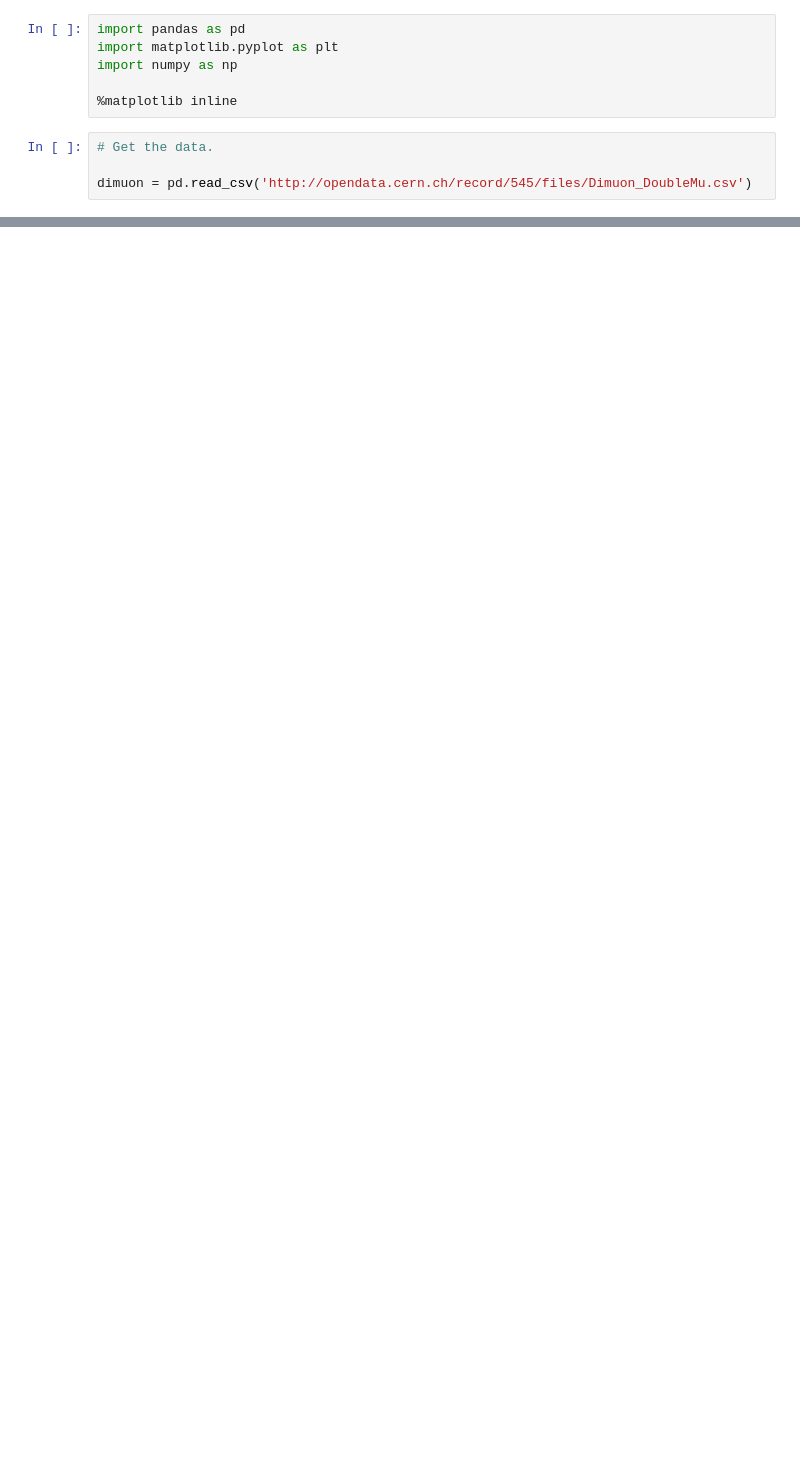
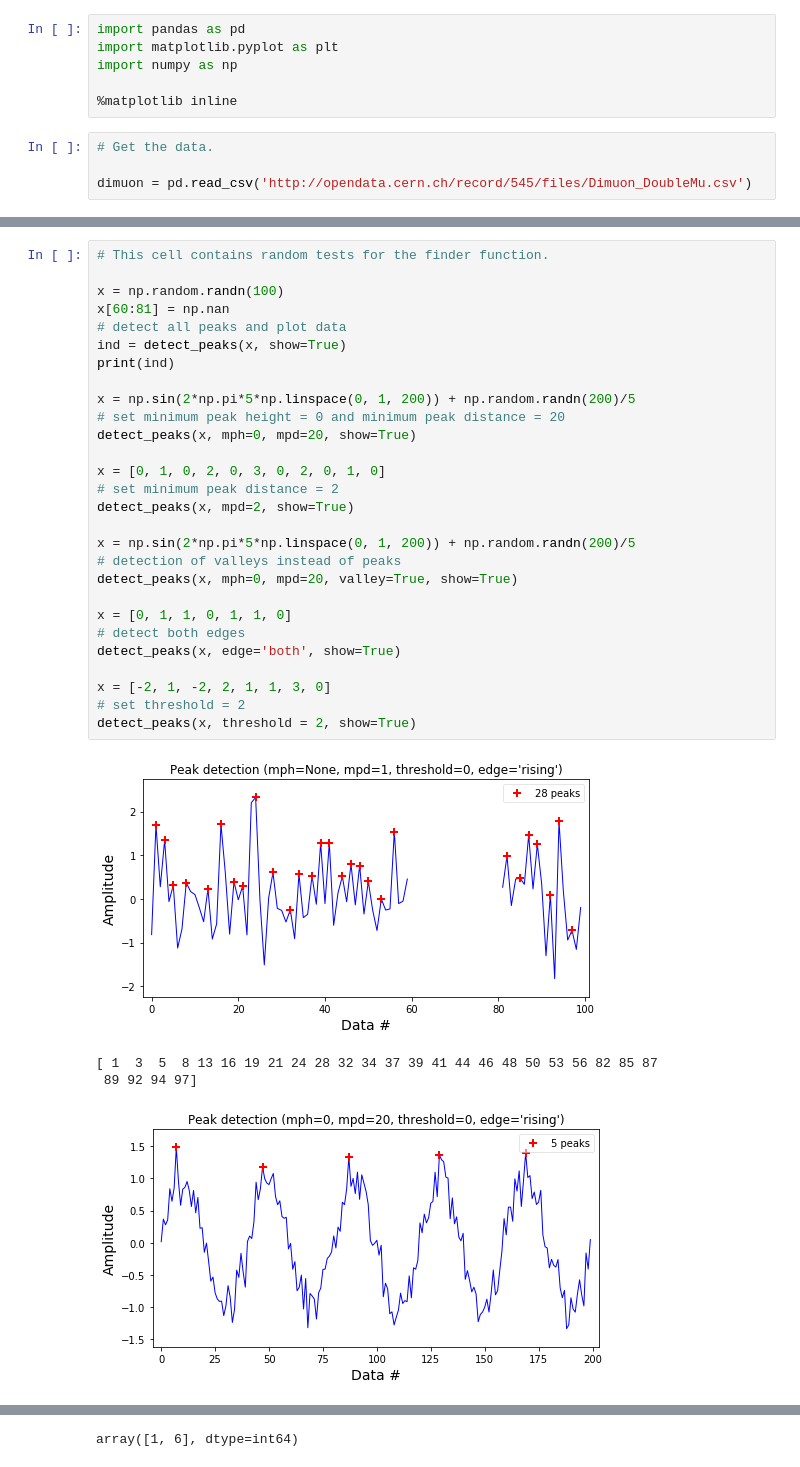
Before and after one commit to peitsaveteli/karvalakki, a Jupyter notebook: Rough_peak_finder.ipynb, the cells around one changed output, grey strips where cells are left out. Cells and saved outputs as stored; diff of their text form; blank space fills up the shorter version.

```diff
--- a/Rough_peak_finder.ipynb
+++ b/Rough_peak_finder.ipynb
@@ -60,0 +212,33 @@ The mode of events in step 119 is: 2
+# %%
+# This cell contains random tests for the finder function.
+
+x = np.random.randn(100)
+x[60:81] = np.nan
+# detect all peaks and plot data
+ind = detect_peaks(x, show=True)
+print(ind)
+
+x = np.sin(2*np.pi*5*np.linspace(0, 1, 200)) + np.random.randn(200)/5
+# set minimum peak height = 0 and minimum peak distance = 20
+detect_peaks(x, mph=0, mpd=20, show=True)
+
+x = [0, 1, 0, 2, 0, 3, 0, 2, 0, 1, 0]
+# set minimum peak distance = 2
+detect_peaks(x, mpd=2, show=True)
+
+x = np.sin(2*np.pi*5*np.linspace(0, 1, 200)) + np.random.randn(200)/5
+# detection of valleys instead of peaks
+detect_peaks(x, mph=0, mpd=20, valley=True, show=True)
+
+x = [0, 1, 1, 0, 1, 1, 0]
+# detect both edges
+detect_peaks(x, edge='both', show=True)
+
+x = [-2, 1, -2, 2, 1, 1, 3, 0]
+# set threshold = 2
+detect_peaks(x, threshold = 2, show=True)
+# %% [output]
+[figure, added]
+[ 1  3  5  8 13 16 19 21 24 28 32 34 37 39 41 44 46 48 50 53 56 82 85 87
+ 89 92 94 97]
+[figure, added]
@@ -60,0 +249 @@ The mode of events in step 119 is: 2
+array([1, 6], dtype=int64)
```
Also changed, not shown: parts of 5 cells of this notebook.
